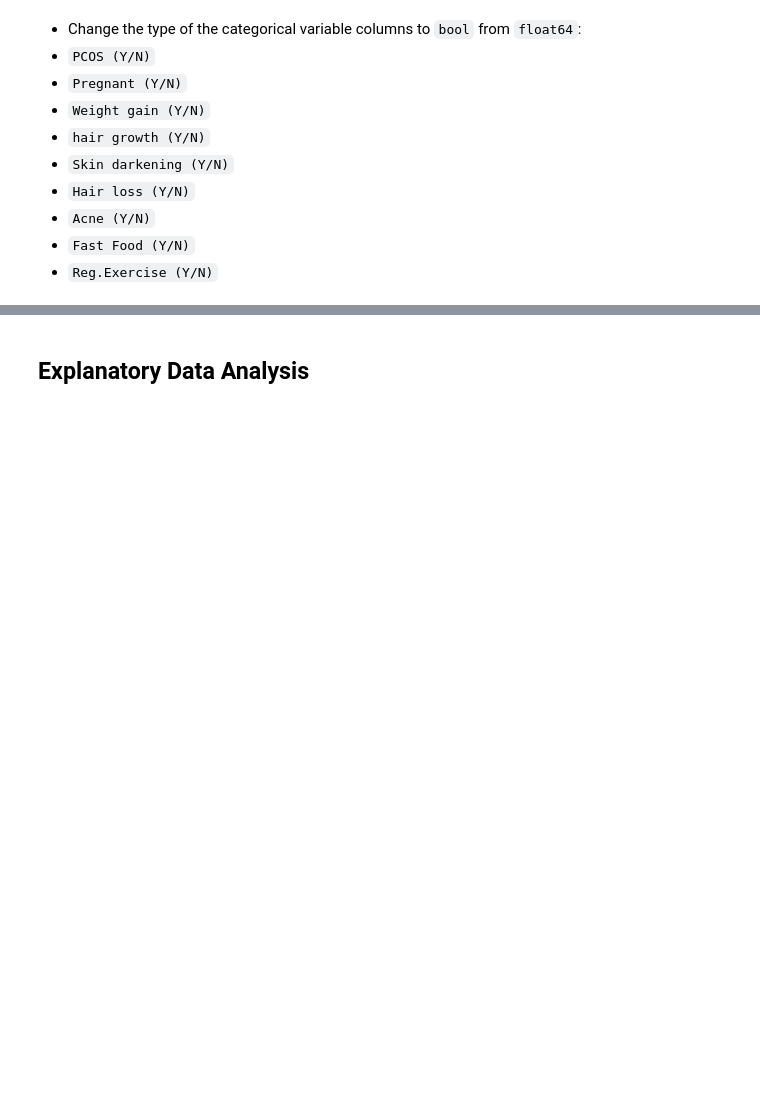
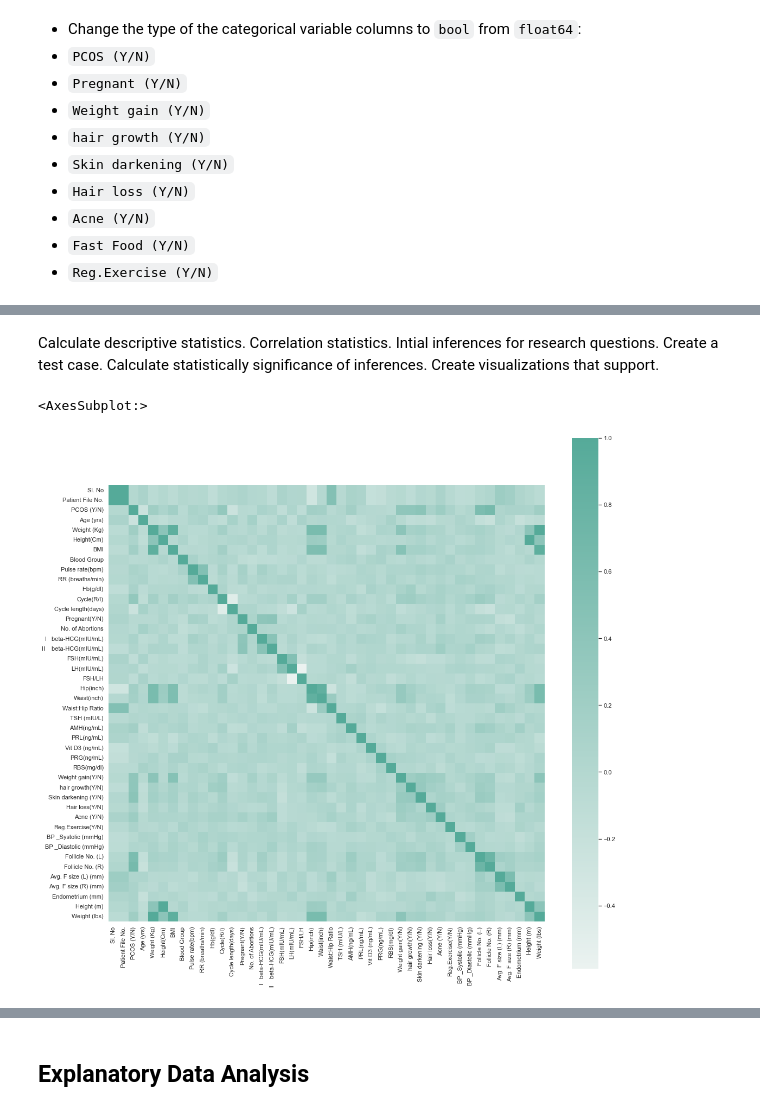
Before and after one commit to powellsarahbeth/PCOS_EDA, a Jupyter notebook: PCOS_Analysis.ipynb, the cells around one changed output, grey strips where cells are left out. Saved outputs shown, nothing was run; the diff lists cells and outputs as text; code cells hidden in the pictures; blank space fills up the shorter version.

Commit message:
Cleaned dataset, removed outliers, intial plots created

```diff
--- a/PCOS_Analysis.ipynb
+++ b/PCOS_Analysis.ipynb
@@ -435,0 +386,17 @@ Create a separate DataFrame for categorical variables:
+# %% [markdown]
+Calculate descriptive statistics.
+Correlation statistics. Intial inferences for research questions.
+Create a test case.
+Calculate statistically significance of inferences.
+Create visualizations that support.
+# %%
+sns.set(style = "white")
+# %%
+light = sns.color_palette("light:#5A9", as_cmap=True)
+# %%
+coorelation_matrix = PCOS_outliers_removed.corr()
+plt.subplots(figsize = (18, 18))
+sns.heatmap(coorelation_matrix, cmap = light, square = True)
+# %% [output]
+<AxesSubplot:>
+[figure, added]
```
Also changed, not shown: parts of 78 cells of this notebook.
